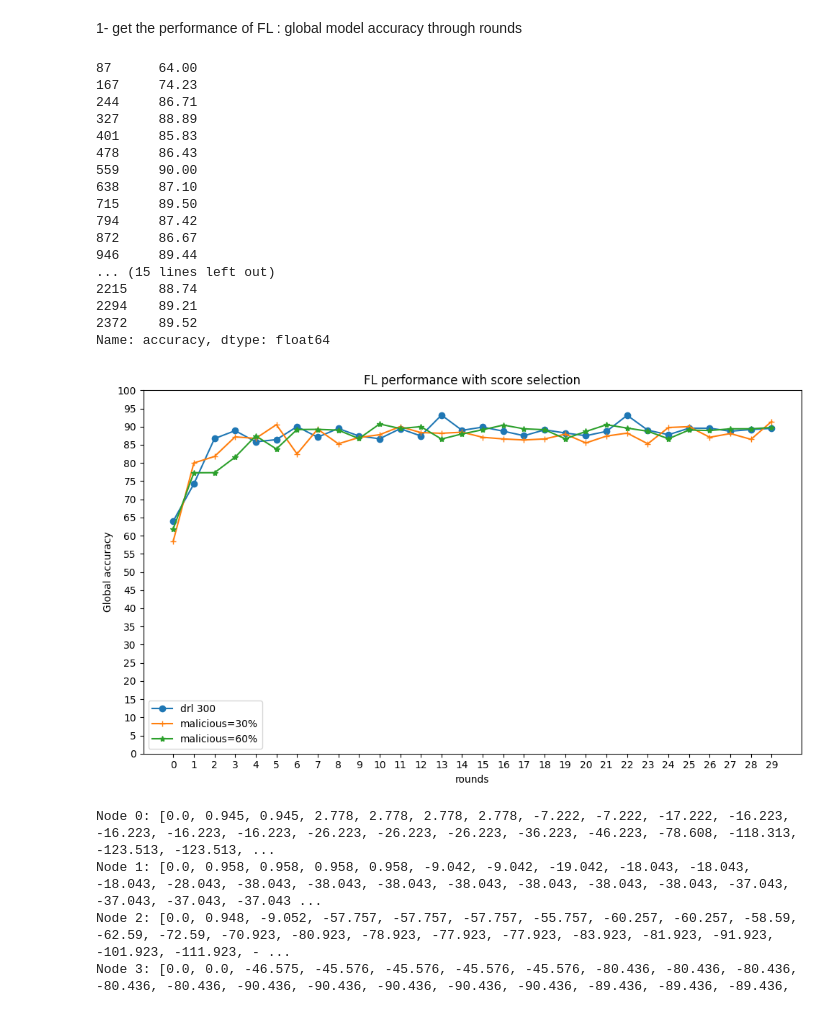
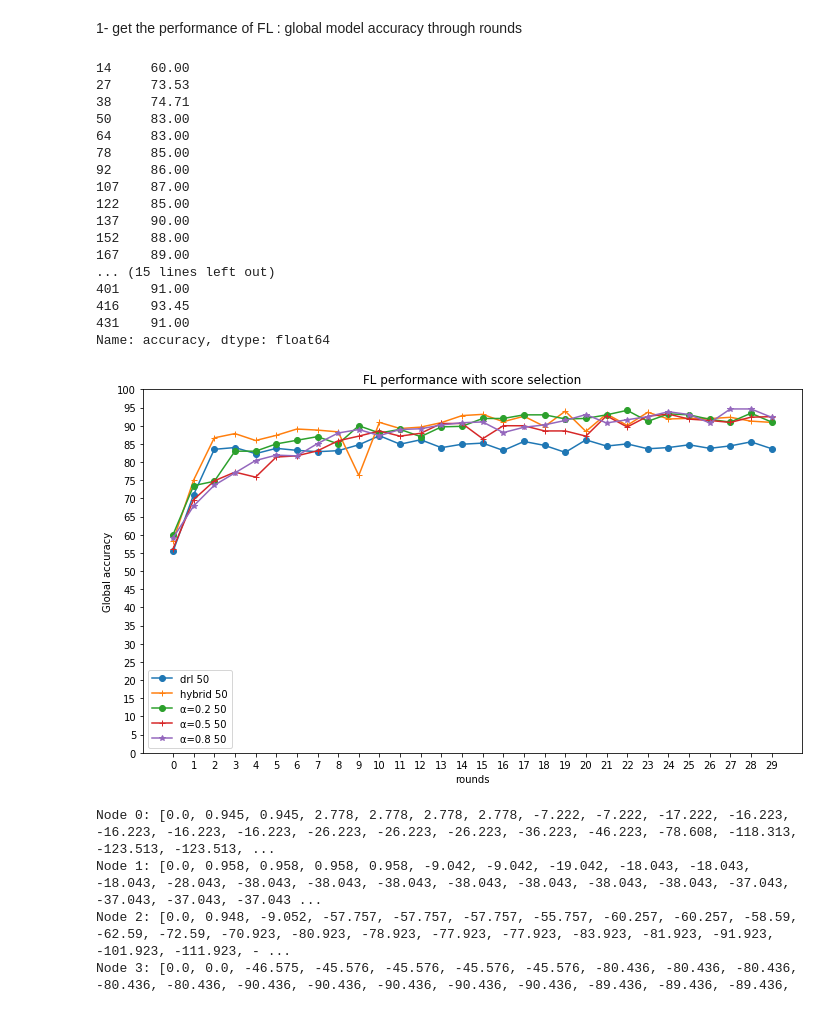
Before and after one commit to PFEWorkspace/code, a Jupyter notebook: scratch/subdir/utils/plot.ipynb, the cells around one changed output. Cells and saved outputs as stored; diff of their text form; code cells hidden in the pictures.

Commit message:
simulating hybrid scenarios

```diff
--- a/scratch/subdir/utils/plot.ipynb
+++ b/scratch/subdir/utils/plot.ipynb
@@ -5,9 +5,9 @@ import pandas as pd
 import matplotlib.pyplot as plt
 
 # Read the CSV file into a DataFrame
-df2 = pd.read_csv('../results/scenario1/drl/drl_300/models.csv')
-df5 = pd.read_csv('../results/scenario2/drl_malicious30/models.csv')
-df8 = pd.read_csv('../results/scenario2/drl_malicious60/models.csv')  # Replace 'your_csv_file.csv' with your actual file name
+df2 = pd.read_csv('../results/scenario1/drl/drl_nodes50/models.csv')
+df5 = pd.read_csv('../results/scenario1/hybrid/hybrid_50/models.csv')
+df8 = pd.read_csv('../results/scenario1/drl/drl_300/models.csv')  # Replace 'your_csv_file.csv' with your actual file name
 df52 = pd.read_csv('../results/scenario1/score_alpha02_nodes50/models.csv')
 df55 = pd.read_csv('../results/scenario1/score_alpha05_nodes50/models.csv')
 df58 = pd.read_csv('../results/scenario1/score_alpha08_nodes50/models.csv')  # Replace 'your_csv_file.csv' with your actual file name
@@ -36,57 +36,57 @@ filtered_df58 = filtered_df58[1:]
 accuracies2 = filtered_df2['accuracy']
 accuracies5 = filtered_df5['accuracy']
 accuracies8 = filtered_df8['accuracy']
 
 accuracies52 = filtered_df52['accuracy']
 accuracies55 = filtered_df55['accuracy']
 accuracies58 = filtered_df58['accuracy']
 
 index = filtered_df2['round']
 
-print(accuracies2)
-# print(accuracies52)
+# print(accuracies2)
+print(accuracies52)
 
 # print(accuracies5)
 # print(accuracies55)
 
 # print(accuracies8)
 # print(accuracies58)
 # print(accuracies)
 # Create a line plot
 plt.figure(figsize=(10, 6))
-plt.plot(index, accuracies2, marker='o', label="drl 300")
-plt.plot(index, accuracies5, marker='+', label="malicious=30%")
-plt.plot(index, accuracies8, marker='*', label="malicious=60%")
-# plt.plot(index, accuracies52, marker='o', label="α=0.2 50")
-# plt.plot(index, accuracies55, marker='+', label="α=0.5 50")
-# plt.plot(index, accuracies58, marker='*', label="α=0.8 50")
+plt.plot(index, accuracies2, marker='o', label="drl 50")
+plt.plot(index, accuracies5, marker='+', label="hybrid 50")
+# plt.plot(index, accuracies8, marker='*', label="drl 300")
+plt.plot(index, accuracies52, marker='o', label="α=0.2 50")
+plt.plot(index, accuracies55, marker='+', label="α=0.5 50")
+plt.plot(index, accuracies58, marker='*', label="α=0.8 50")
 plt.title('FL performance with score selection')
 plt.xlabel('rounds')
 plt.ylabel('Global accuracy')
 plt.yticks(range(0, 101, 5))
 plt.xticks(range(0,30, 1))
 plt.legend()
 plt.tight_layout()
 plt.show()
 # %% [output]
-87      64.00
-167     74.23
-244     86.71
-327     88.89
-401     85.83
-478     86.43
-559     90.00
-638     87.10
-715     89.50
-794     87.42
-872     86.67
-946     89.44
+14     60.00
+27     73.53
+38     74.71
+50     83.00
+64     83.00
+78     85.00
+92     86.00
+107    87.00
+122    85.00
+137    90.00
+152    88.00
+167    89.00
 ... (15 lines left out)
-2215    88.74
-2294    89.21
-2372    89.52
+401    91.00
+416    93.45
+431    91.00
 Name: accuracy, dtype: float64
-[figure, old version]
+[figure, new version]
 # %%
 import json
 import numpy as np
```
Also changed, not shown: 35 other files.
